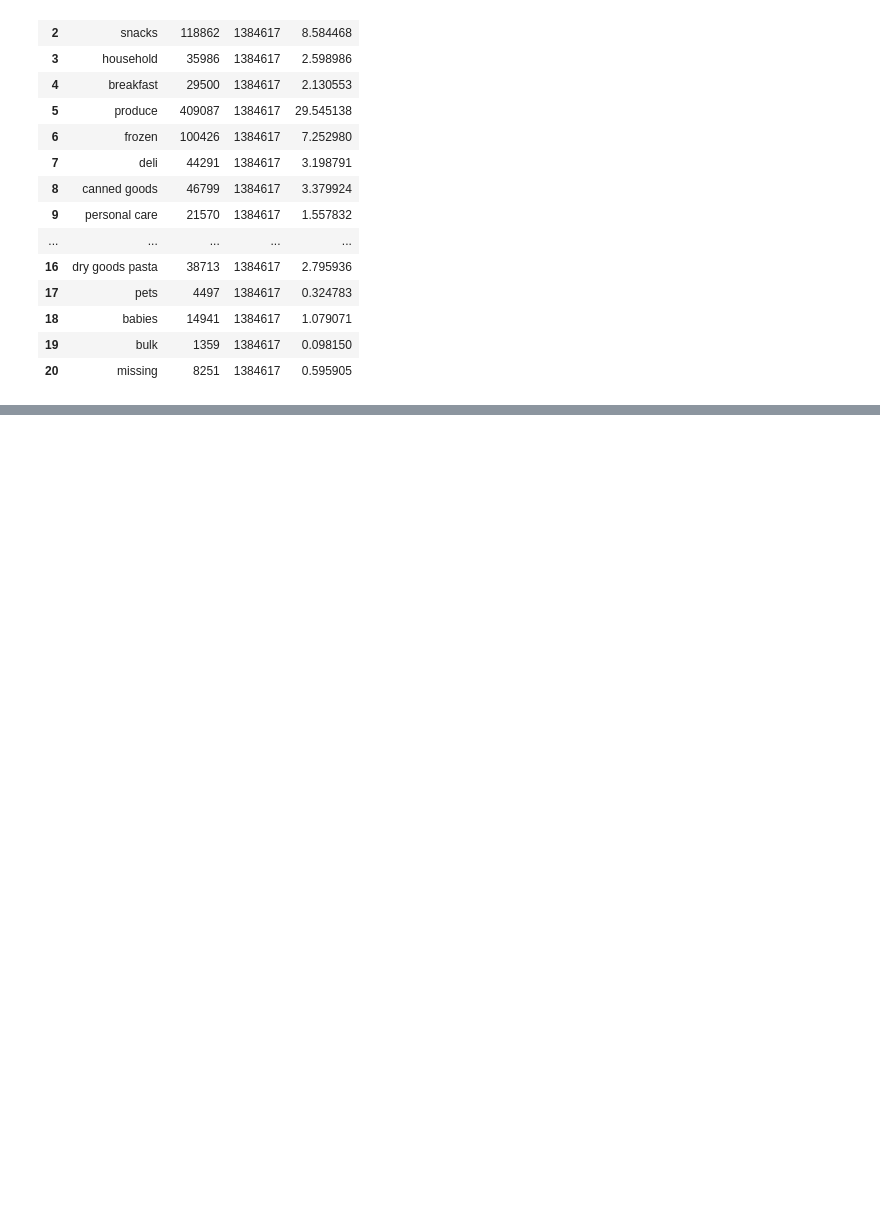
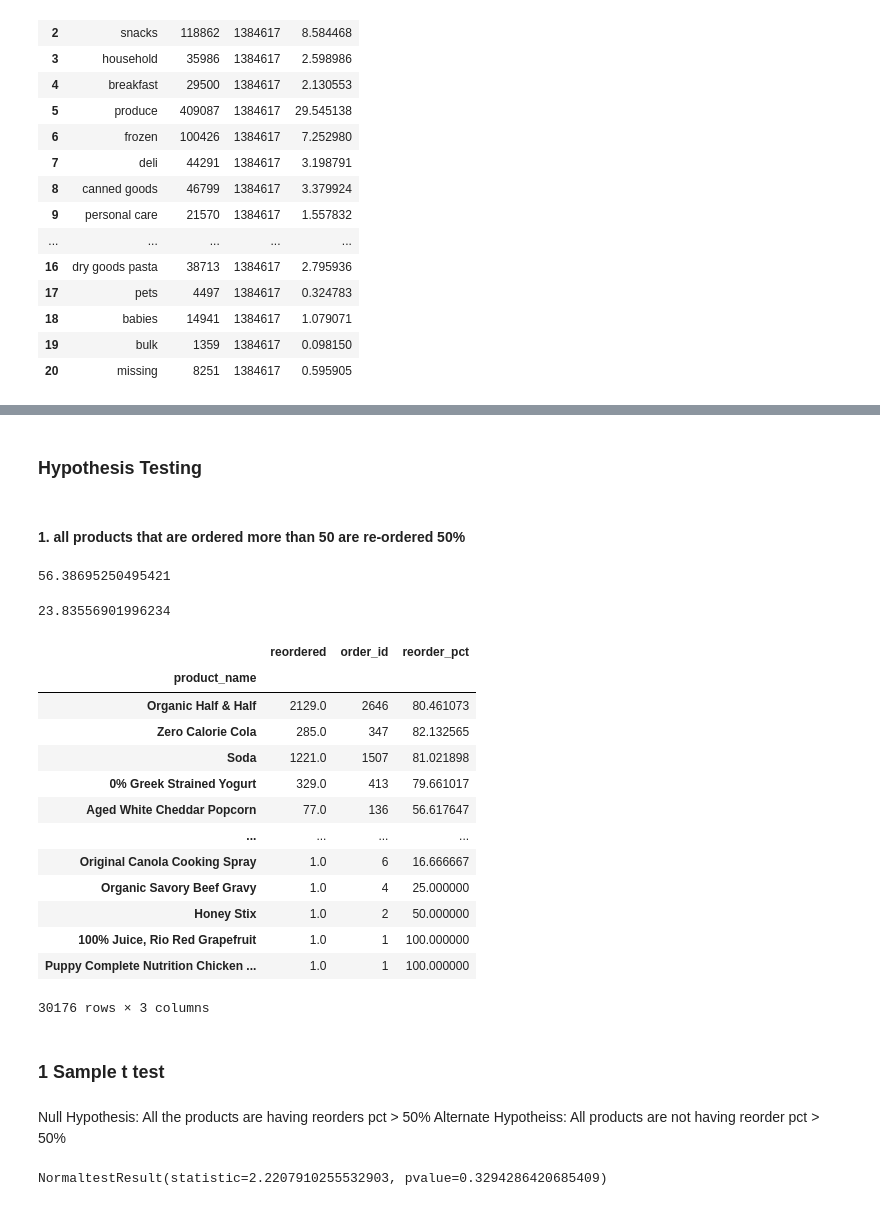
Before and after one commit to saranyakarthi4/Recommendation-Systems, a Jupyter notebook: Exploratory Data Analysis.ipynb, the cells around one changed output, grey strips where cells are left out. Drawn from its saved outputs; the diff is of its cells as text; code cells hidden in the pictures; blank space fills up the shorter version.

```diff
--- a/Exploratory Data Analysis.ipynb
+++ b/Exploratory Data Analysis.ipynb
@@ -224,0 +223,2 @@ plt.show()
+# %%
+orders = orders[orders['eval_set']=='train']
@@ -224,0 +278,39 @@ plt.show()
+# %% [markdown]
+### Hypothesis Testing
+# %% [markdown]
+#### 1. all products that are ordered more than 50 are re-ordered 50%
+# %%
+product_orders = pd.DataFrame(orders.groupby('product_name',sort =False)['order_id'].count())
+# %%
+reorders_pct = pd.merge(product_reorders,product_orders,on ='product_name')
+reorders_pct['reorder_pct'] = (reorders_pct['reordered']/reorders_pct['order_id']) * 100
+# %%
+reorders_pct['reorder_pct'].mean() # On an avg all products are re-ordered more than 50%
+# %% [output]
+56.38695250495421
+# %%
+reorders_pct['reorder_pct'].std()
+# %% [output]
+23.83556901996234
+# %%
+reorders_pct
+# %% [output]
+|  | reordered | order_id | reorder_pct |
+| product_name |  |  |  |
+| Organic Half & Half | 2129.0 | 2646 | 80.461073 |
+| Zero Calorie Cola | 285.0 | 347 | 82.132565 |
+| Soda | 1221.0 | 1507 | 81.021898 |
+| 0% Greek Strained Yogurt | 329.0 | 413 | 79.661017 |
+| Aged White Cheddar Popcorn | 77.0 | 136 | 56.617647 |
+| ... | ... | ... | ... |
+| Original Canola Cooking Spray | 1.0 | 6 | 16.666667 |
+| Organic Savory Beef Gravy | 1.0 | 4 | 25.000000 |
+| Honey Stix | 1.0 | 2 | 50.000000 |
+| 100% Juice, Rio Red Grapefruit | 1.0 | 1 | 100.000000 |
+| Puppy Complete Nutrition Chicken ... | 1.0 | 1 | 100.000000 |
+30176 rows × 3 columns
+# %% [markdown]
+### 1 Sample t test
+# %% [markdown]
+Null Hypothesis: All the products are  having reorders pct > 50%
+Alternate Hypotheiss: All products are not having reorder pct > 50%
@@ -224,0 +326,5 @@ plt.show()
+# %%
+# checking data is normally distributed
+stats.normaltest(ro_pct)
+# %% [output]
+NormaltestResult(statistic=2.2207910255532903, pvalue=0.3294286420685409)
```
Also changed, not shown: parts of 27 cells of this notebook.
